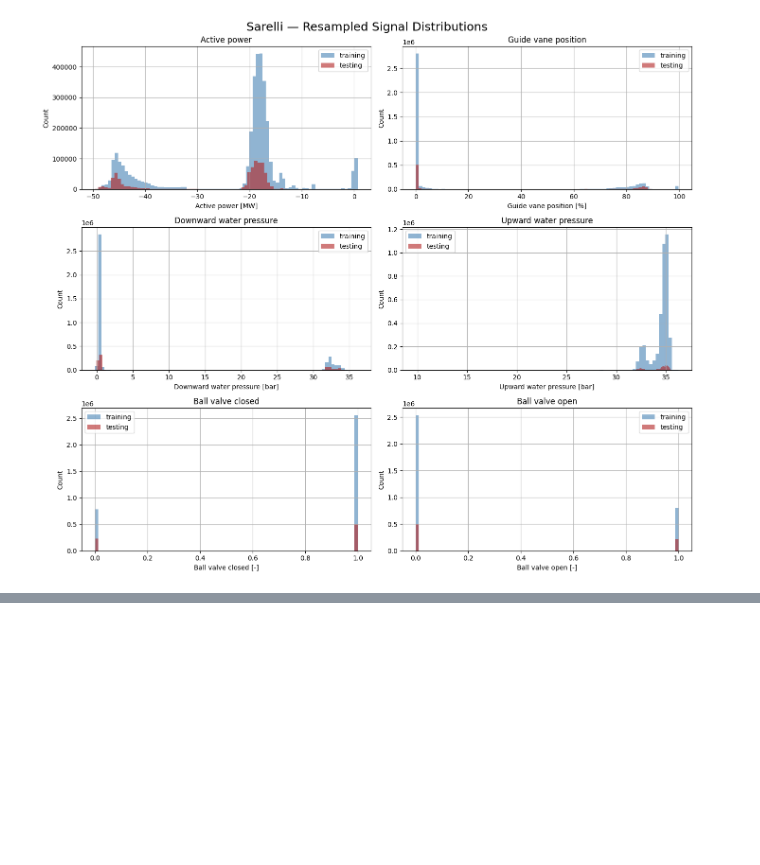
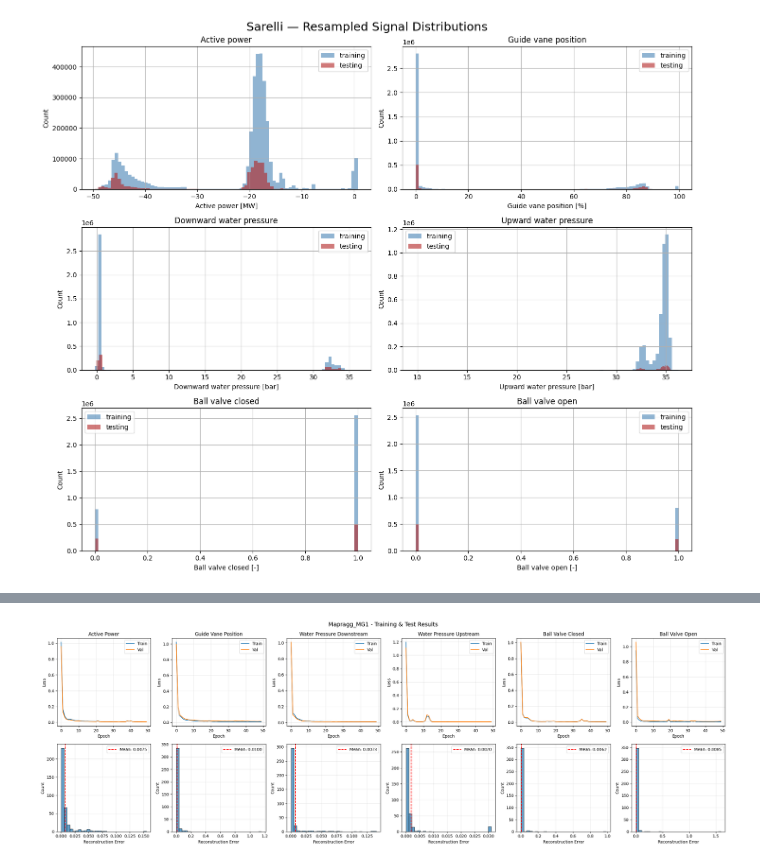
Before and after one commit to MatasJones/ML4PM_FINAL, a Jupyter notebook: multi_parquet_ksl_signal_analysis.ipynb, the cells around one changed output, grey strips where cells are left out. Drawn from its saved outputs; the diff is of its cells as text; code cells hidden in the pictures; blank space fills up the shorter version.

Commit message:
autoencoder per signal done

```diff
--- a/multi_parquet_ksl_signal_analysis.ipynb
+++ b/multi_parquet_ksl_signal_analysis.ipynb
@@ -219,9 +219,10 @@ def apply_ema_to_value(segments, alpha):
 We look for all `*_real_measurements.parquet` files in the current directory.
 # %%
 parquet_files = sorted(
-    [f for f in os.listdir('.')
+    [os.path.join('data', f) for f in os.listdir('data')
      if f.endswith('.parquet') and 'real_measurements' in f]
 )
+
 
 print('Found parquet files:')
 for f in parquet_files:
@@ -1228,7 +1228,7 @@ def classify_modes_in_df(df, **kwargs):
 
     return df, segments
 # %%
-df = pd.read_parquet("Mapragg_MG1_training_real_measurements.parquet")
+df = pd.read_parquet("data/Mapragg_MG1_training_real_measurements.parquet")
 df["ts"] = pd.to_datetime(df["ts"])
 
 df = df.merge(df_mapping, on="signal_id", how="left")
@@ -1784,0 +1879,14 @@ plot_resampled_histograms(all_segments_resampled)
+# %%
+
+import os
+import pickle
+
+# Create output folder if it doesn't exist
+output_folder = 'data_transitions'
+os.makedirs(output_folder, exist_ok=True)
+
+# Store modes_by_asset as a pickle file
+with open(os.path.join(output_folder, 'modes_by_asset.pkl'), 'wb') as f:
+    pickle.dump(modes_by_asset, f)
+
+print(f"modes_by_asset saved to {os.path.join(output_folder, 'modes_by_asset.pkl')}")
@@ -1784,0 +2392,53 @@ plot_resampled_histograms(all_segments_resampled)
+# %%
+# Visualization: loss curves + metrics
+import matplotlib.pyplot as plt
+
+def plot_results(histories, test_errors, asset_name):
+    """Plot loss curves and error distributions."""
+    sigs = list(histories.keys())
+    fig, axes = plt.subplots(2, len(sigs), figsize=(4*len(sigs), 8))
+
+    for i, sig in enumerate(sigs):
+        # Loss curves
+        axes[0, i].plot(histories[sig]['train'], label='Train')
+        axes[0, i].plot(histories[sig]['val'], label='Val')
+        axes[0, i].set_title(sig.replace('_', ' ').title())
+        axes[0, i].set_xlabel('Epoch')
+        axes[0, i].set_ylabel('Loss')
+        axes[0, i].legend()
+        axes[0, i].grid(True, alpha=0.3)
+
+        # Error histogram
+        axes[1, i].hist(test_errors[sig], bins=30, alpha=0.7, edgecolor='black')
+        axes[1, i].axvline(np.mean(test_errors[sig]), color='r', linestyle='--', label=f'Mean: {np.mean(test_errors[sig]):.4f}')
+        axes[1, i].set_xlabel('Reconstruction Error')
+        axes[1, i].set_ylabel('Count')
+        axes[1, i].legend()
+        axes[1, i].grid(True, alpha=0.3)
+
+    fig.suptitle(f'{asset_name} - Training & Test Results', fontsize=14)
+    plt.tight_layout()
+    plt.show()
+
+    # Print metrics
+    print(f"\n{'='*60}\nMETRICS: {asset_name}\n{'='*60}")
+    for sig in sigs:
+        err = test_errors[sig]
+        print(f"{sig}: Mean={np.mean(err):.4f}, Std={np.std(err):.4f}, "
+              f"Min={np.min(err):.4f}, Max={np.max(err):.4f}, Median={np.median(err):.4f}")
+
+# --- RUN: Example for one asset ---
+ASSET_BASE = "Mapragg_MG1"
+train_key = f"{ASSET_BASE}_training_real_measurements"
+test_key = f"{ASSET_BASE}_testing_real_measurements"
+
+print(f"Training autoencoders for {ASSET_BASE}...")
+models, scalers, histories = train_autoencoders(
+    results[train_key], results[test_key], epochs=50, batch_size=64
+)
+
+print("\nEvaluating on test set...")
+test_errors = evaluate_autoencoders(models, scalers, results[test_key])
+
+plot_results(histories, test_errors, ASSET_BASE)
+# %% [output]
@@ -1784,0 +2454 @@ plot_resampled_histograms(all_segments_resampled)
+[figure, added]
```
Also changed, not shown: parts of 19 cells of this notebook.
